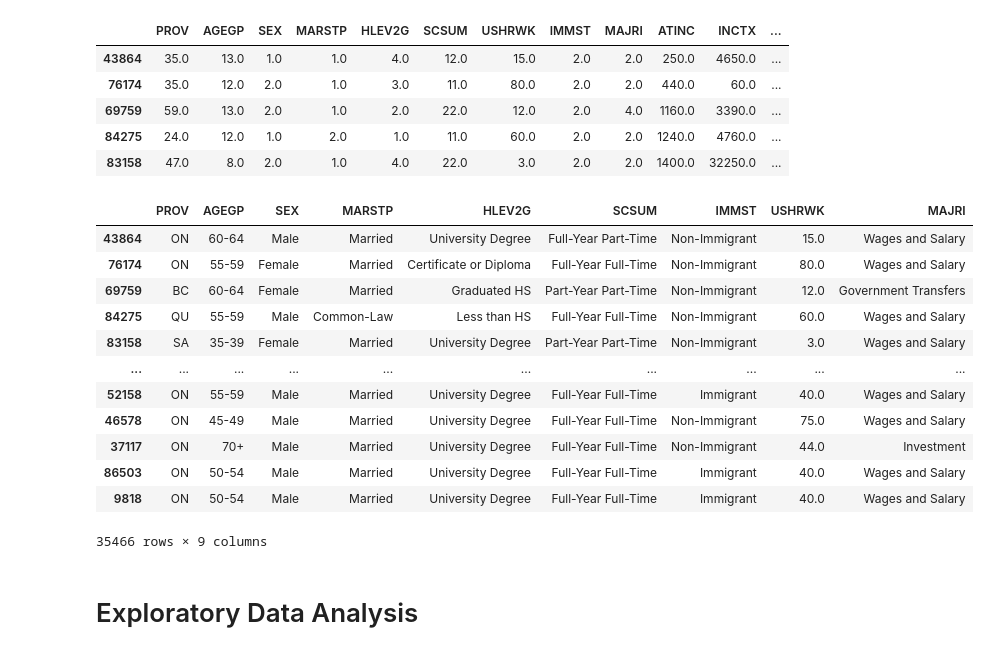
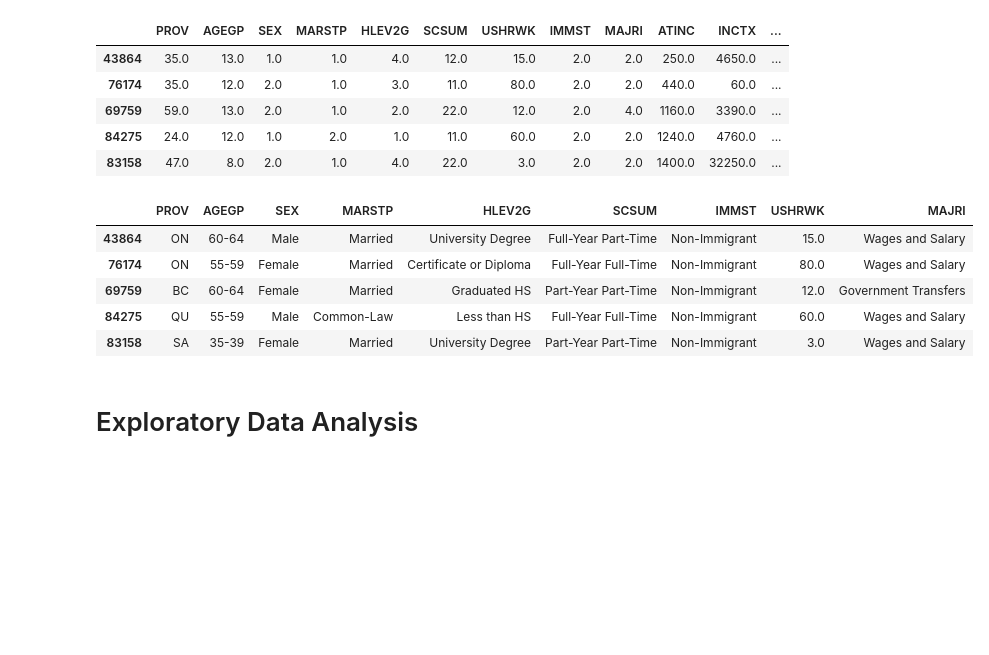
Before and after one commit to Hooplie/CMPT353-Final-Project, a Jupyter notebook: projectnotebook.ipynb, the cells around one changed output. Drawn from its saved outputs; the diff is of its cells as text; code cells hidden in the pictures; blank space fills up the shorter version.

```diff
--- a/projectnotebook.ipynb
+++ b/projectnotebook.ipynb
@@ -59,40 +59,33 @@ df.head()
 # %%
 # making a copy of the dataframe to retain numeric values instead of strings for our model implementation later on
 df_m = df.copy(deep=True)
 # dropping other numerical variables as we are classifying after tax income based on demographic for our models
 df_m = df_m.drop(columns = ['INCTX','WGSAL'])
 
 # mapping groups from numeric to string
 df = preprocessing.map_val(df)
 
 # Categorical variables
 cat_features = df[["PROV", "AGEGP", "SEX", "MARSTP", "HLEV2G", "SCSUM", "IMMST", "USHRWK", "MAJRI"]]
 
 # Feature names for our plots
 values = ["Province", "Age Group", "Gender", "Marital Status", "Highest Level of Education", "Yearly Summary of Time Worked", "Immigration Status", "Average Hours Worked per Week", "Major Source of Income"]
 cat_dict = dict(zip(cat_features.columns, values))
 
 # Log transforming data due to the distribution of variables being right skewed
 dflog = df.copy(deep=True)
 logged_vars= dflog[["ATINC", "INCTX", "WGSAL"]].apply(lambda x: np.log(x))
 dflog[["ATINC", "INCTX", "WGSAL"]] = logged_vars
 
 # displaying the categorical variables mapped to their corresponding string
-cat_features
+cat_features.head()
 # %% [output]
 |  | PROV | AGEGP | SEX | MARSTP | HLEV2G | SCSUM | IMMST | USHRWK | MAJRI |
 | 43864 | ON | 60-64 | Male | Married | University Degree | Full-Year Part-Time | Non-Immigrant | 15.0 | Wages and Salary |
 | 76174 | ON | 55-59 | Female | Married | Certificate or Diploma | Full-Year Full-Time | Non-Immigrant | 80.0 | Wages and Salary |
 | 69759 | BC | 60-64 | Female | Married | Graduated HS | Part-Year Part-Time | Non-Immigrant | 12.0 | Government Transfers |
 | 84275 | QU | 55-59 | Male | Common-Law | Less than HS | Full-Year Full-Time | Non-Immigrant | 60.0 | Wages and Salary |
 | 83158 | SA | 35-39 | Female | Married | University Degree | Part-Year Part-Time | Non-Immigrant | 3.0 | Wages and Salary |
-| ... | ... | ... | ... | ... | ... | ... | ... | ... | ... |
-| 52158 | ON | 55-59 | Male | Married | University Degree | Full-Year Full-Time | Immigrant | 40.0 | Wages and Salary |
-| 46578 | ON | 45-49 | Male | Married | University Degree | Full-Year Full-Time | Non-Immigrant | 75.0 | Wages and Salary |
-| 37117 | ON | 70+ | Male | Married | University Degree | Full-Year Full-Time | Non-Immigrant | 44.0 | Investment |
-| 86503 | ON | 50-54 | Male | Married | University Degree | Full-Year Full-Time | Immigrant | 40.0 | Wages and Salary |
-| 9818 | ON | 50-54 | Male | Married | University Degree | Full-Year Full-Time | Immigrant | 40.0 | Wages and Salary |
-35466 rows × 9 columns
 # %% [markdown]
 # Exploratory Data Analysis
 # %%
```
Also changed, not shown: parts of 4 cells of this notebook.
